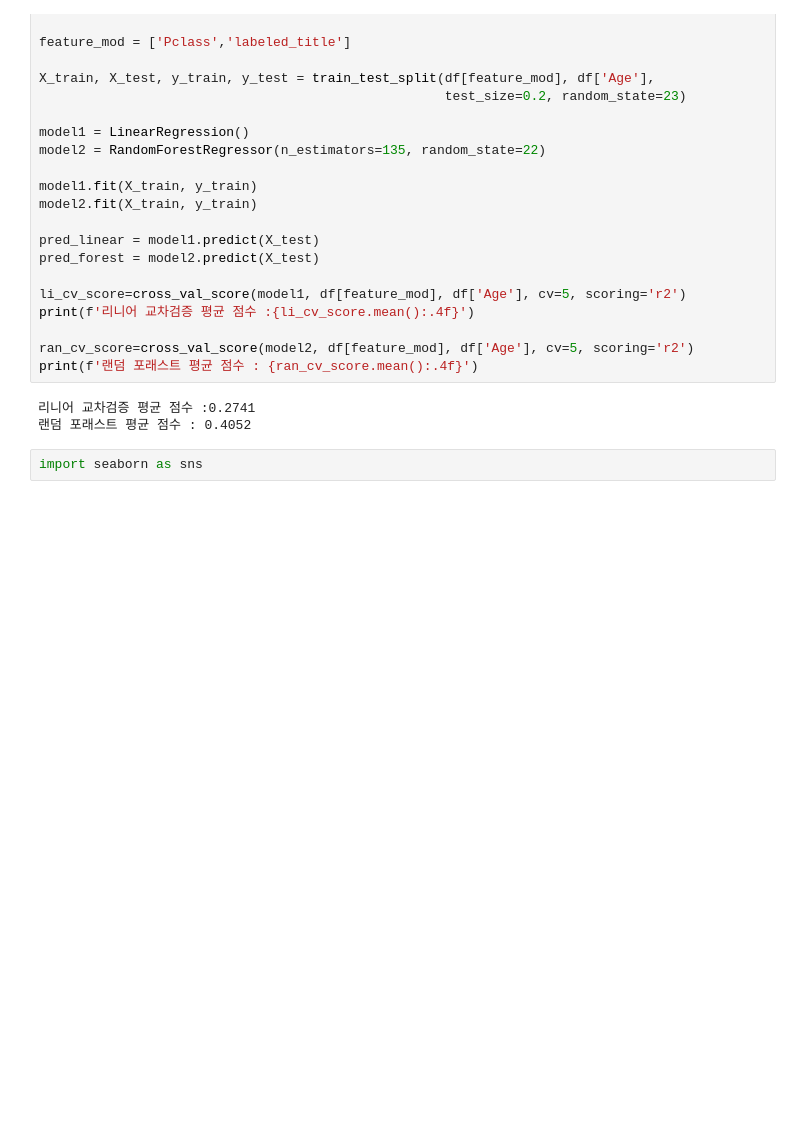
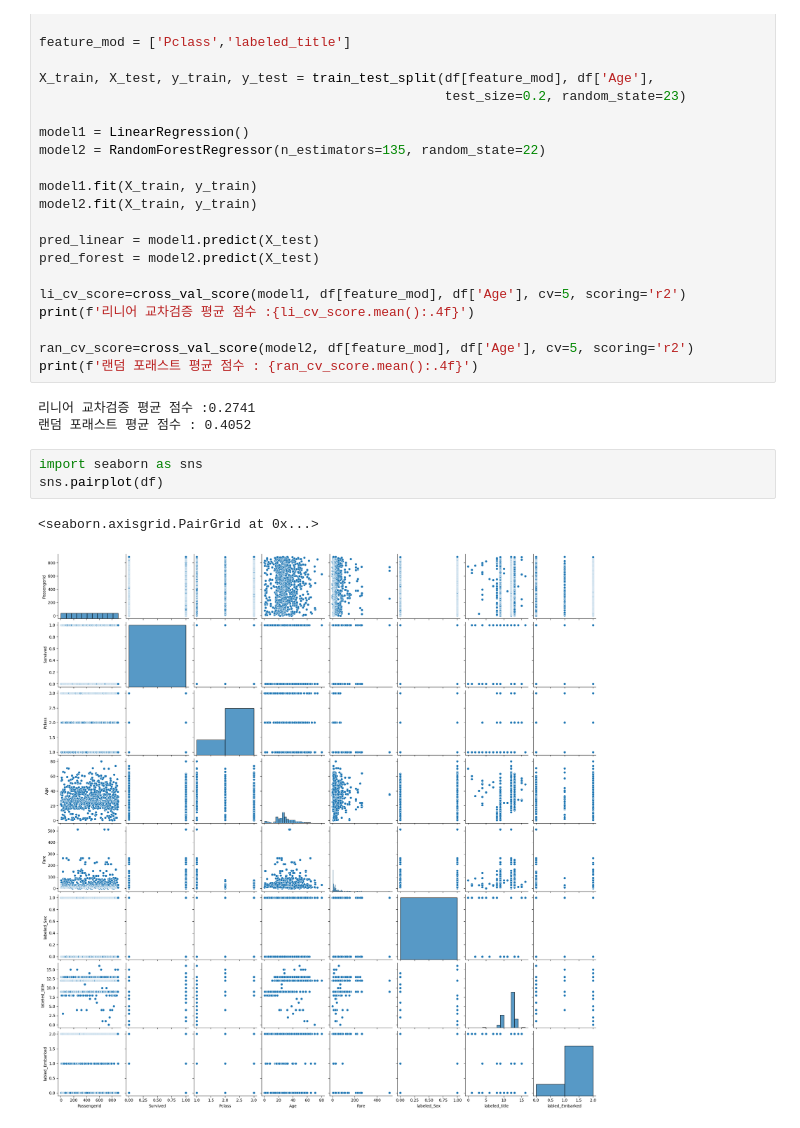
Before and after one commit to Kkaemii/SeSac_Practice, a Jupyter notebook: machine_learning_prac/titanic_prac.ipynb, the cells around one changed output. Saved outputs shown, nothing was run; the diff lists cells and outputs as text; blank space fills up the shorter version.

```diff
--- a/machine_learning_prac/titanic_prac.ipynb
+++ b/machine_learning_prac/titanic_prac.ipynb
@@ -343,3 +343,7 @@ print(f'랜덤 포래스트 평균 점수 : {ran_cv_score.mean():.4f}')
 랜덤 포래스트 평균 점수 : 0.4052
 # %%
 import seaborn as sns
+sns.pairplot(df)
+# %% [output]
+<seaborn.axisgrid.PairGrid at 0x...>
+[figure, added]
```
Also changed, not shown: parts of 1 cell of this notebook, 1 other file.
